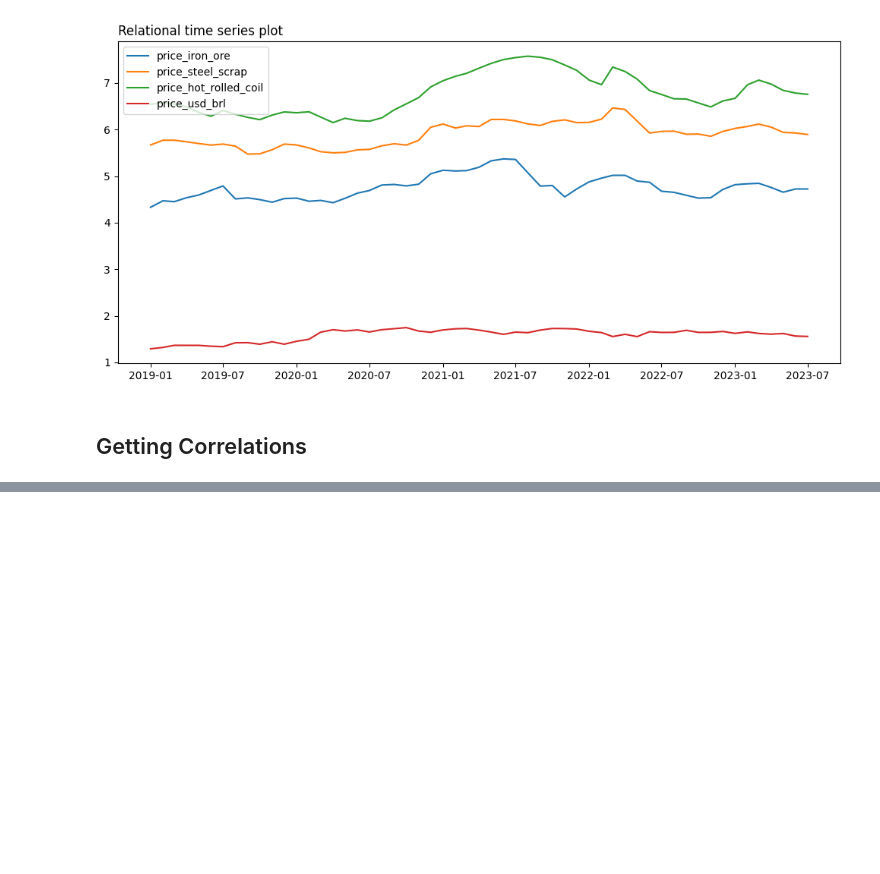
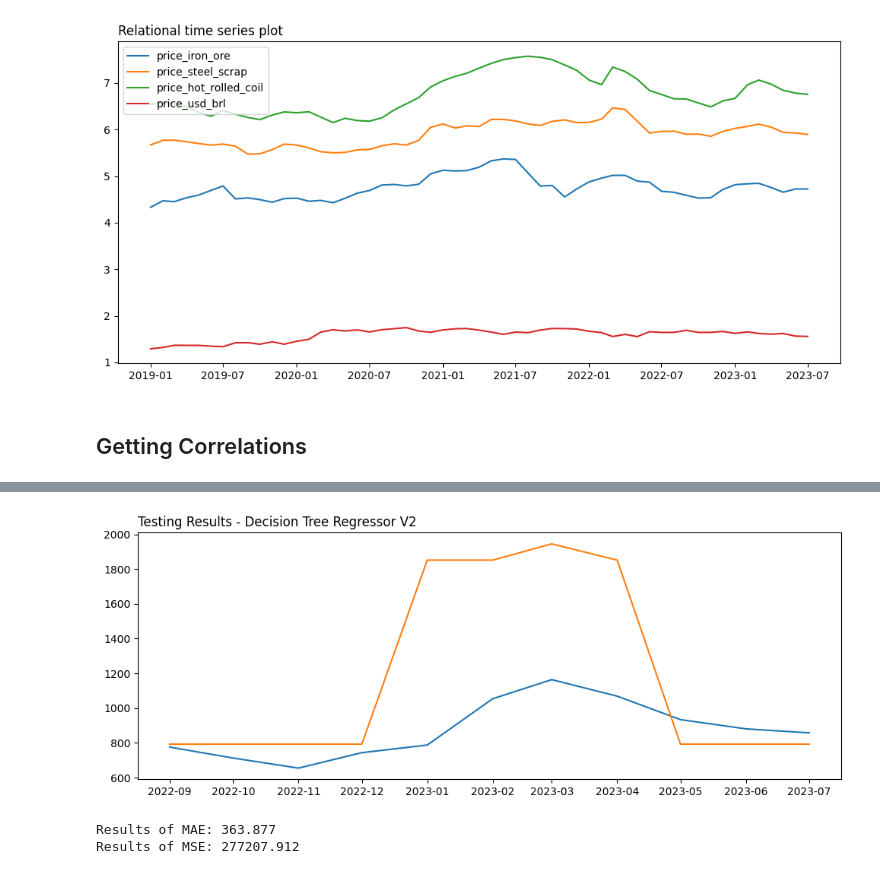
Before and after one commit to ViniAndrade10/Hot_Rolled_Coil_Price_Prediction, a Jupyter notebook: notebooks/Hot_Rolled_Coil_Price_Prediction.ipynb, the cells around one changed output, grey strips where cells are left out. Drawn from its saved outputs; the diff is of its cells as text; code cells hidden in the pictures; blank space fills up the shorter version.

```diff
--- a/notebooks/Hot_Rolled_Coil_Price_Prediction.ipynb
+++ b/notebooks/Hot_Rolled_Coil_Price_Prediction.ipynb
@@ -159,0 +235,11 @@ df_correlations
+# %%
+model_decisiontree_v2 = DecisionTreeRegressor(max_depth=5, max_leaf_nodes=8)
+model_decisiontree_v2.fit(X_train, y_train)
+decisiontree_results_v2 = model_decisiontree_v2.predict(X_test)
+
+plotting_results(datas, y_test, decisiontree_results_v2, "Decision Tree Regressor", "V2")
+checking_results(y_test, decisiontree_results_v2)
+# %% [output]
+[figure, added]
+Results of MAE: 363.877
+Results of MSE: 277207.912
```
Also changed, not shown: parts of 17 cells of this notebook.
